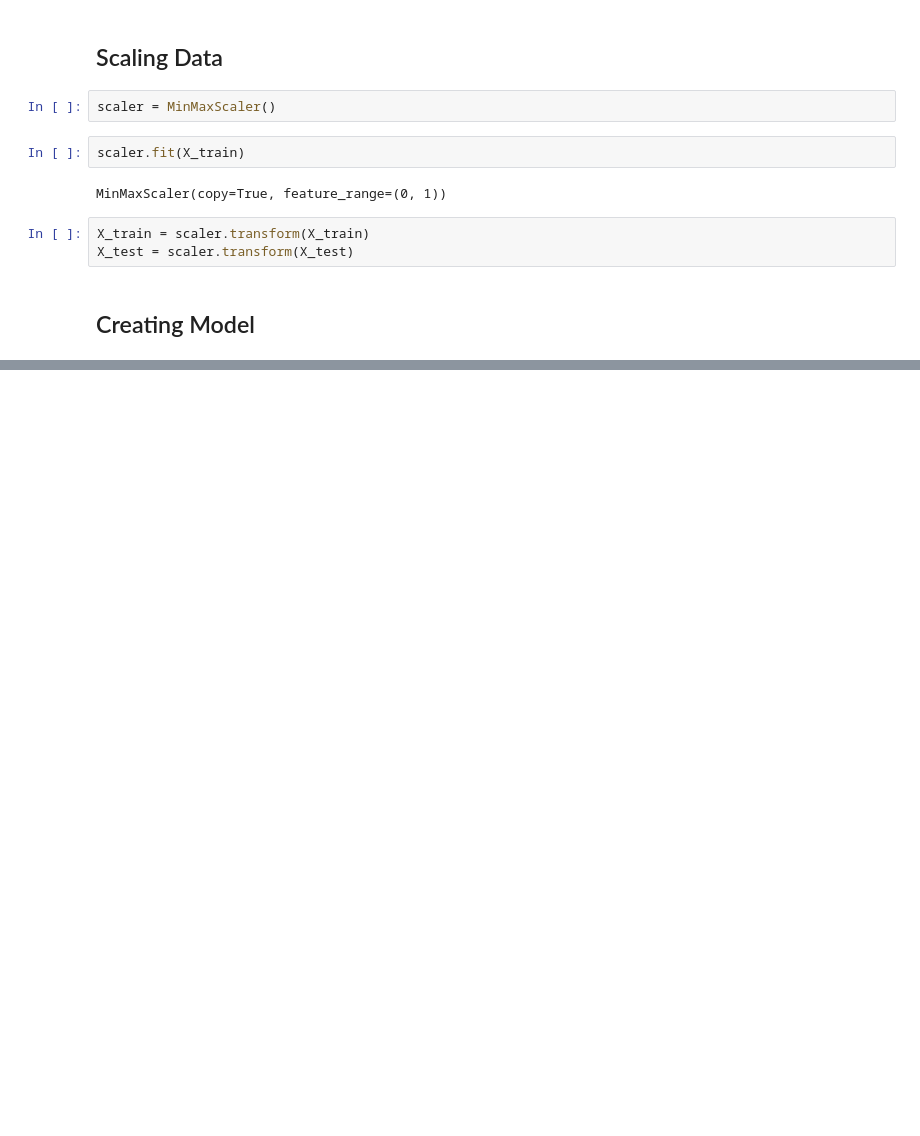
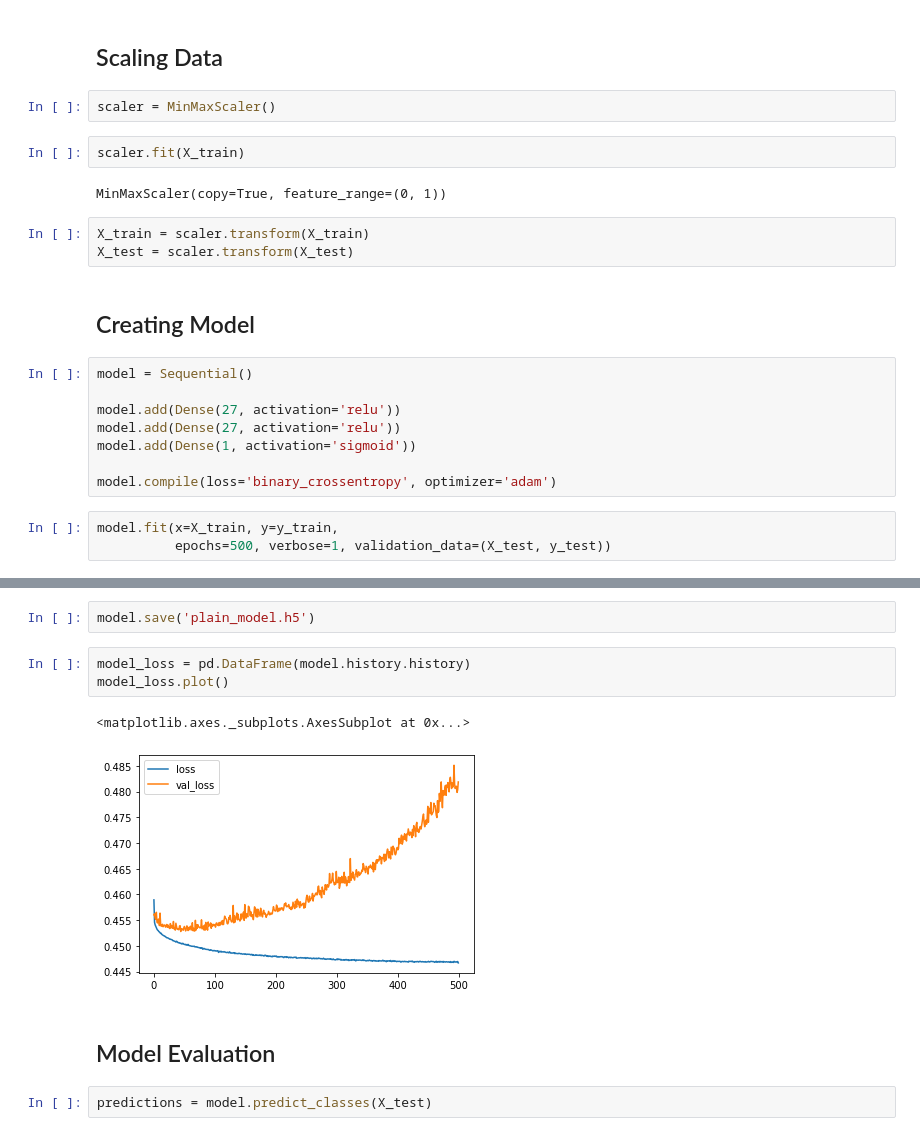
Before and after one commit to Ernest-Anderson-Hutasoit/Tensorflow_Keras-Lending_Club_Loan, a Jupyter notebook: Keras-Project-Exercise.ipynb, the cells around one changed output, grey strips where cells are left out. Drawn from its saved outputs; the diff is of its cells as text; blank space fills up the shorter version.

Commit message:
Predicting with plain model

```diff
--- a/Keras-Project-Exercise.ipynb
+++ b/Keras-Project-Exercise.ipynb
@@ -349,3 +353,14 @@ X_train = scaler.transform(X_train)
 X_test = scaler.transform(X_test)
 # %% [markdown]
 ## Creating Model
+# %%
+model = Sequential()
+
+model.add(Dense(27, activation='relu'))
+model.add(Dense(27, activation='relu'))
+model.add(Dense(1, activation='sigmoid'))
+
+model.compile(loss='binary_crossentropy', optimizer='adam')
+# %%
+model.fit(x=X_train, y=y_train,
+          epochs=500, verbose=1, validation_data=(X_test, y_test))
@@ -351,0 +386,12 @@ X_test = scaler.transform(X_test)
+# %%
+model.save('plain_model.h5')
+# %%
+model_loss = pd.DataFrame(model.history.history)
+model_loss.plot()
+# %% [output]
+<matplotlib.axes._subplots.AxesSubplot at 0x...>
+[figure, added]
+# %% [markdown]
+## Model Evaluation
+# %%
+predictions = model.predict_classes(X_test)
```
Also changed, not shown: parts of 4 cells of this notebook, 1 other file.
